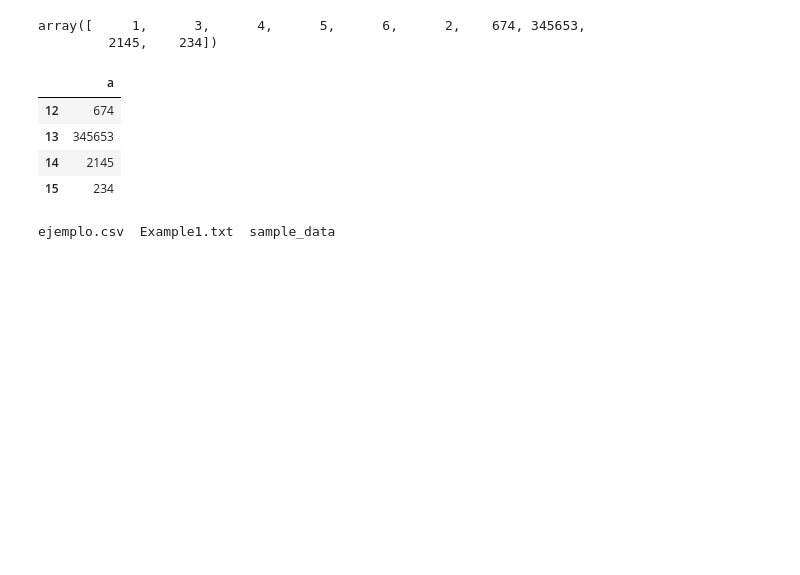
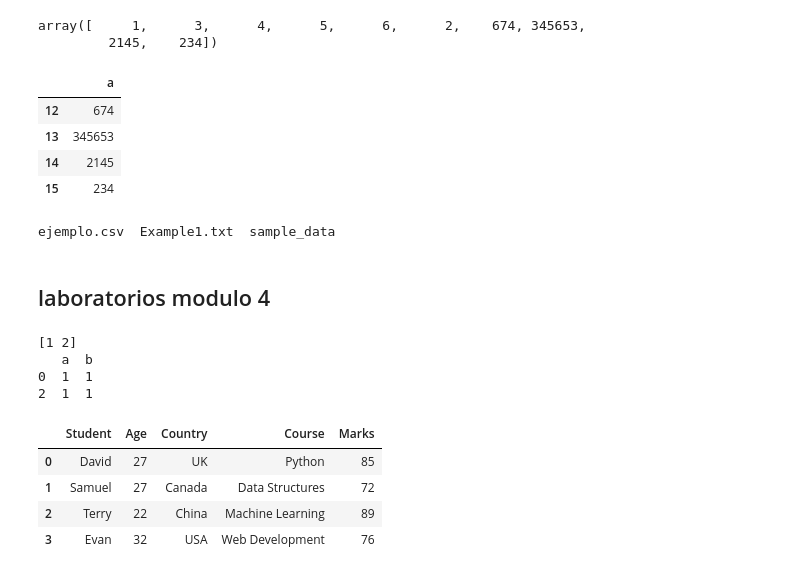
Before and after one commit to PosgradoMNA/actividades-de-aprendizaje-A01793108, a Jupyter notebook: Actividades de aprendizaje - Ciencia de Datos - IBM - Ricardo Robayo.ipynb, the cells around one changed output. Drawn from its saved outputs; the diff is of its cells as text; code cells hidden in the pictures; blank space fills up the shorter version.

```diff
--- a/Actividades de aprendizaje - Ciencia de Datos - IBM - Ricardo Robayo.ipynb
+++ b/Actividades de aprendizaje - Ciencia de Datos - IBM - Ricardo Robayo.ipynb
@@ -822,3 +824,5 @@ ejemplo.to_csv('ejemplo.csv')
 !ls
 # %% [output]
 ejemplo.csv  Example1.txt  sample_data
+# %% [markdown]
+## laboratorios modulo 4
@@ -824,0 +837,29 @@ ejemplo.csv  Example1.txt  sample_data
+# %%
+# laboratorio 4.4
+# 1.Find the unique values in column  'a' :
+df=pd.DataFrame({'a':[1,2,1],'b':[1,1,1]})
+print(df["a"].unique())
+# 2. Return a dataframe with only the rows where column  a  is less than two:
+print(df[df["a"]<2])
+# %% [output]
+[1 2]
+   a  b
+0  1  1
+2  1  1
+# %%
+# pandas Practice
+#Problem 1: Create a dataframe to display the result as below:
+practica = pd.DataFrame(
+    {"Student": ["David","Samuel","Terry","Evan"],
+     "Age": [27,27,22,32],
+     "Country": ["UK","Canada","China","USA"],
+     "Course": ["Python","Data Structures","Machine Learning","Web Development"],
+     "Marks": [85,72,89,76]}
+)
+practica
+# %% [output]
+|  | Student | Age | Country | Course | Marks |
+| 0 | David | 27 | UK | Python | 85 |
+| 1 | Samuel | 27 | Canada | Data Structures | 72 |
+| 2 | Terry | 22 | China | Machine Learning | 89 |
+| 3 | Evan | 32 | USA | Web Development | 76 |
```
Also changed, not shown: parts of 4 cells of this notebook.
